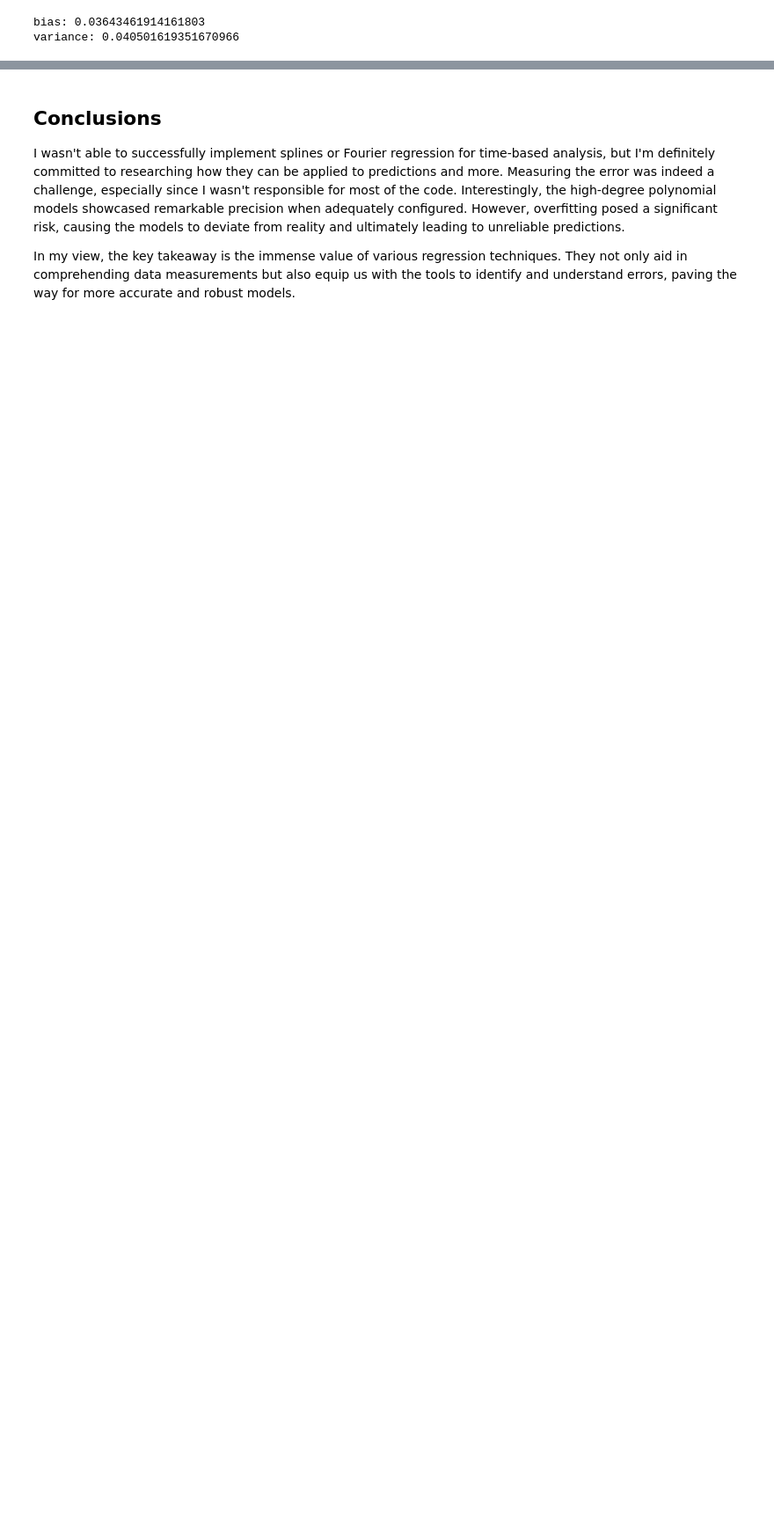
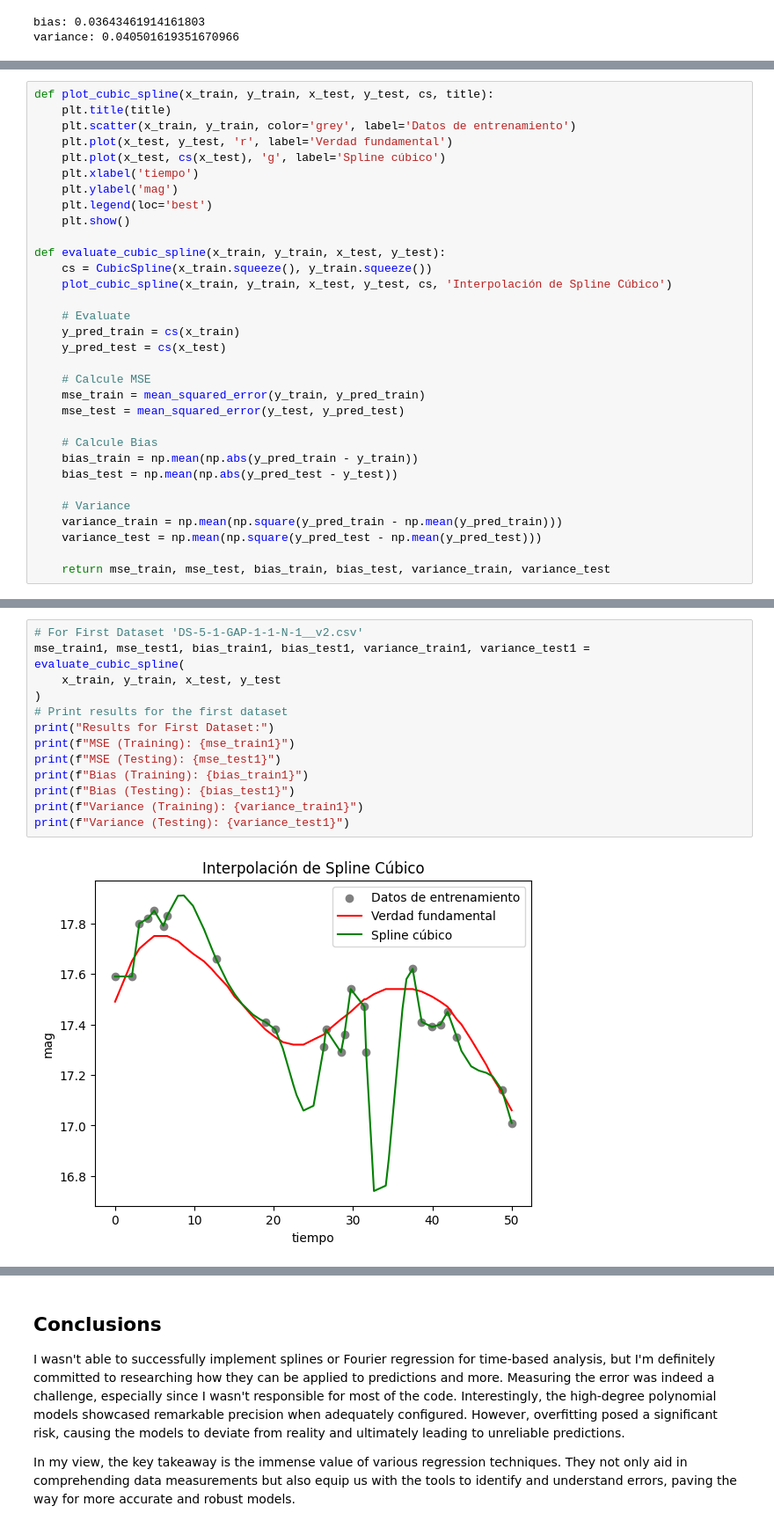
Before and after one commit to SantiagoLunaMir/Nonlineardata_PolinomialSplinesFurier, a Jupyter notebook: Linear,_polynomial,_splines_and_Fourier_regression_on_nonlinear_data.ipynb, the cells around one changed output, grey strips where cells are left out. Shown at 88% size. Drawn from its saved outputs; the diff is of its cells as text; blank space fills up the shorter version.

Commit message:
Splines addition

```diff
--- a/Linear,_polynomial,_splines_and_Fourier_regression_on_nonlinear_data.ipynb
+++ b/Linear,_polynomial,_splines_and_Fourier_regression_on_nonlinear_data.ipynb
@@ -677,0 +906,32 @@ variance: 0.040501619351670966
+# %%
+def plot_cubic_spline(x_train, y_train, x_test, y_test, cs, title):
+    plt.title(title)
+    plt.scatter(x_train, y_train, color='grey', label='Datos de entrenamiento')
+    plt.plot(x_test, y_test, 'r', label='Verdad fundamental')
+    plt.plot(x_test, cs(x_test), 'g', label='Spline cúbico')
+    plt.xlabel('tiempo')
+    plt.ylabel('mag')
+    plt.legend(loc='best')
+    plt.show()
+
+def evaluate_cubic_spline(x_train, y_train, x_test, y_test):
+    cs = CubicSpline(x_train.squeeze(), y_train.squeeze())
+    plot_cubic_spline(x_train, y_train, x_test, y_test, cs, 'Interpolación de Spline Cúbico')
+
+    # Evaluate
+    y_pred_train = cs(x_train)
+    y_pred_test = cs(x_test)
+
+    # Calcule MSE
+    mse_train = mean_squared_error(y_train, y_pred_train)
+    mse_test = mean_squared_error(y_test, y_pred_test)
+
+    # Calcule Bias
+    bias_train = np.mean(np.abs(y_pred_train - y_train))
+    bias_test = np.mean(np.abs(y_pred_test - y_test))
+
+    # Variance
+    variance_train = np.mean(np.square(y_pred_train - np.mean(y_pred_train)))
+    variance_test = np.mean(np.square(y_pred_test - np.mean(y_pred_test)))
+
+    return mse_train, mse_test, bias_train, bias_test, variance_train, variance_test
@@ -677,0 +940,15 @@ variance: 0.040501619351670966
+# %%
+# For First Dataset 'DS-5-1-GAP-1-1-N-1__v2.csv'
+mse_train1, mse_test1, bias_train1, bias_test1, variance_train1, variance_test1 = evaluate_cubic_spline(
+    x_train, y_train, x_test, y_test
+)
+# Print results for the first dataset
+print("Results for First Dataset:")
+print(f"MSE (Training): {mse_train1}")
+print(f"MSE (Testing): {mse_test1}")
+print(f"Bias (Training): {bias_train1}")
+print(f"Bias (Testing): {bias_test1}")
+print(f"Variance (Training): {variance_train1}")
+print(f"Variance (Testing): {variance_test1}")
+# %% [output]
+[figure, added]
```
Also changed, not shown: parts of 15 cells of this notebook.
